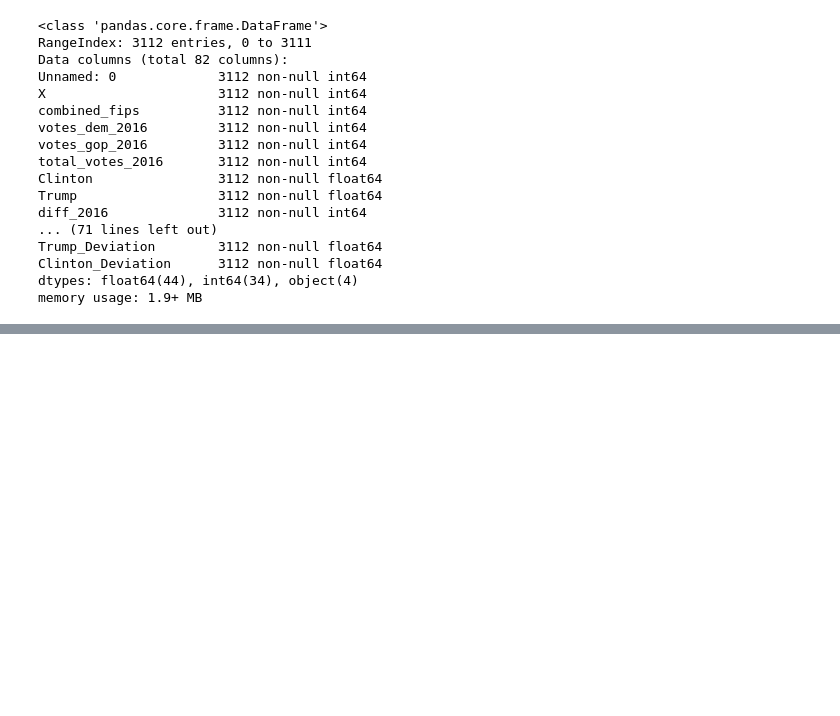
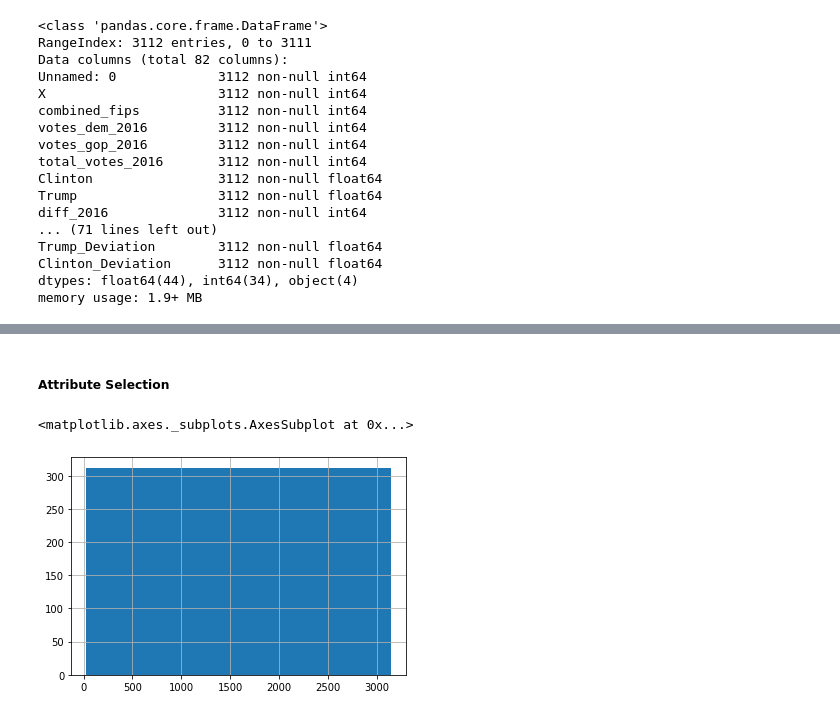
Before and after one commit to elilaird/CS7324-MachineLearning-Labs, a Jupyter notebook: Lab1/Data_Understanding.ipynb, the cells around one changed output, grey strips where cells are left out. Saved outputs shown, nothing was run; the diff lists cells and outputs as text; code cells hidden in the pictures; blank space fills up the shorter version.

Commit message:
Feature Selection

```diff
--- a/Lab1/Data_Understanding.ipynb
+++ b/Lab1/Data_Understanding.ipynb
@@ -207,0 +234,7 @@ memory usage: 1.9+ MB
+# %% [markdown]
+##### Attribute Selection
+# %%
+votes['X'].hist()
+# %% [output]
+<matplotlib.axes._subplots.AxesSubplot at 0x...>
+[figure, added]
```
Also changed, not shown: parts of 8 cells of this notebook.
